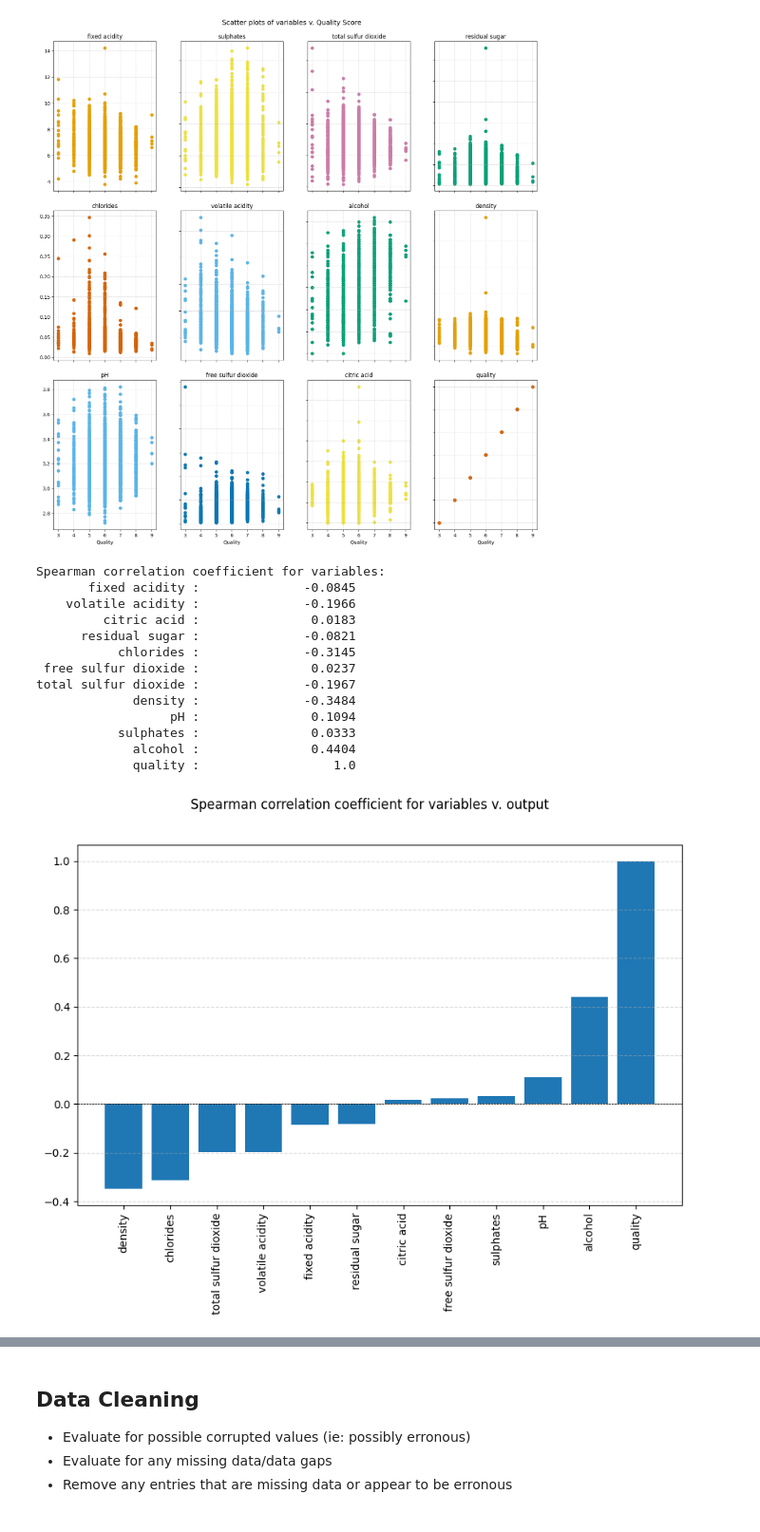
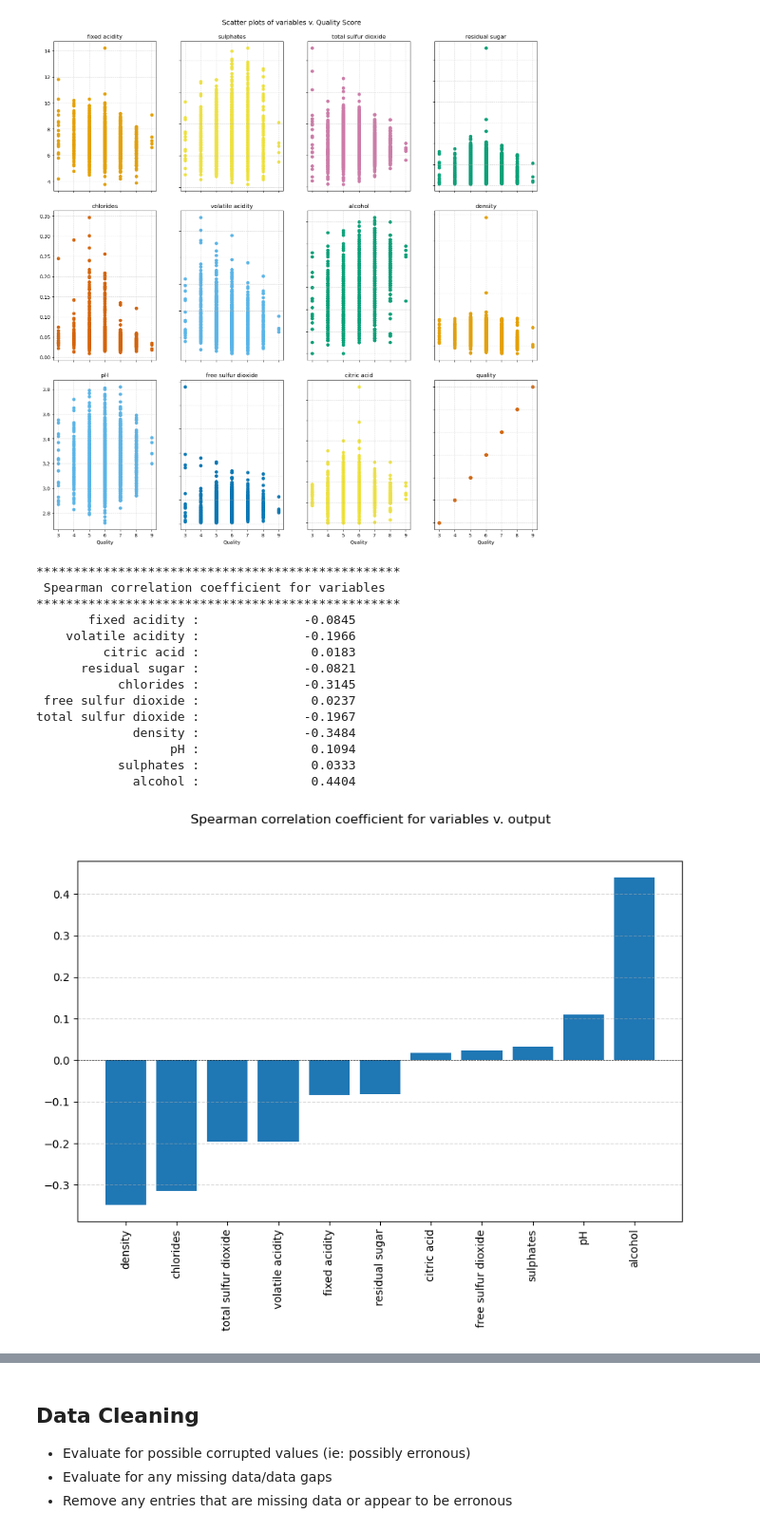
Before and after one commit to dangrant6/Wine-Quality, a Jupyter notebook: wine-quality-analysis.ipynb, the cells around one changed output, grey strips where cells are left out. Shown at 95% size. Drawn from its saved outputs; the diff is of its cells as text; code cells hidden in the pictures.

```diff
--- a/wine-quality-analysis.ipynb
+++ b/wine-quality-analysis.ipynb
@@ -106,38 +108,42 @@ plt.show()
 # %%
 # Conduct Spearman correlation tests on each variable
 # vs. ordinal output ranking (Spearman used due to ordinal result)
-print("Spearman correlation coefficient for variables:")
+print("*************************************************")
+print(" Spearman correlation coefficient for variables")
+print("*************************************************")
 plot_data = {}
 for i in range(0, len(white_wines_full.columns)):
     col = white_wines_full.columns[i]
-    corr = stats.spearmanr(white_wines_full[col], white_wines_full['quality'])
-    print("{: >20} : {: >20}".format(col, round(corr[0], 4)))
-    plot_data[col] = corr[0]
-sort_data = dict(sorted(plot_data.items(), key=lambda x: x[1]))
+    if col != 'quality':
+        corr = stats.spearmanr(white_wines_full[col], white_wines_full['quality'])
+        print("{: >20} : {: >20}".format(col, round(corr[0], 4)))
+        plot_data[col] = corr[0]
+        sort_data = dict(sorted(plot_data.items(), key=lambda x: x[1]))
 
 # generate bar graph plot
 fig, ax = plt.subplots(figsize=(10, 6))
 plt.xticks(rotation='vertical', fontsize=10)
 ax.axhline(0, color='black', linestyle='--', linewidth=0.5)
 ax.grid(axis='y', linestyle='--', alpha=0.5)
 plt.bar(sort_data.keys(), sort_data.values())
 fig.suptitle('Spearman correlation coefficient for variables v. output', fontsize=12)
 plt.show()
 # %% [output]
-Spearman correlation coefficient for variables:
+*************************************************
+ Spearman correlation coefficient for variables
+*************************************************
        fixed acidity :              -0.0845
     volatile acidity :              -0.1966
          citric acid :               0.0183
       residual sugar :              -0.0821
            chlorides :              -0.3145
  free sulfur dioxide :               0.0237
 total sulfur dioxide :              -0.1967
              density :              -0.3484
                   pH :               0.1094
            sulphates :               0.0333
              alcohol :               0.4404
-             quality :                  1.0
-[figure, old version]
+[figure, new version]
 # %% [markdown]
 ### Exploratory data observations
 
```
Also changed, not shown: parts of 19 cells of this notebook.
